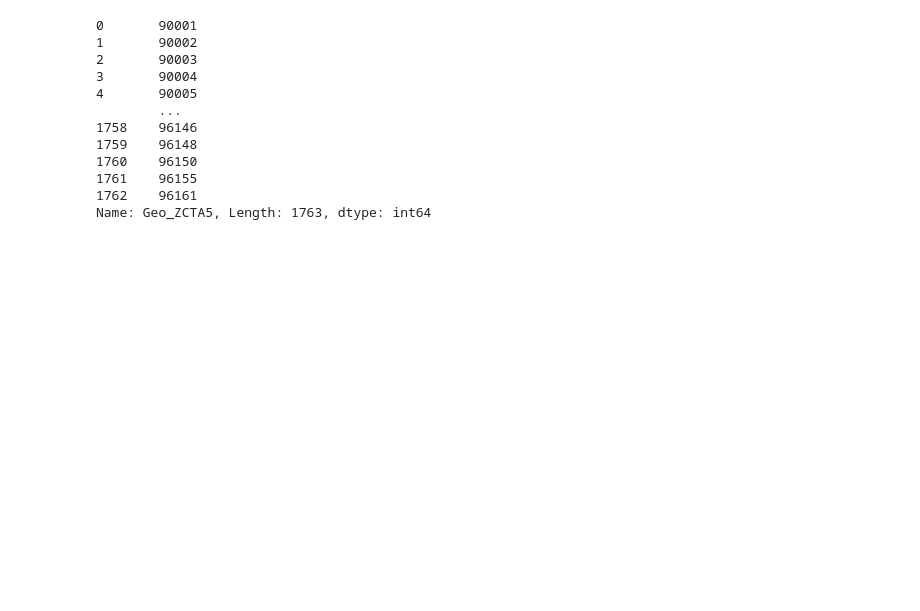
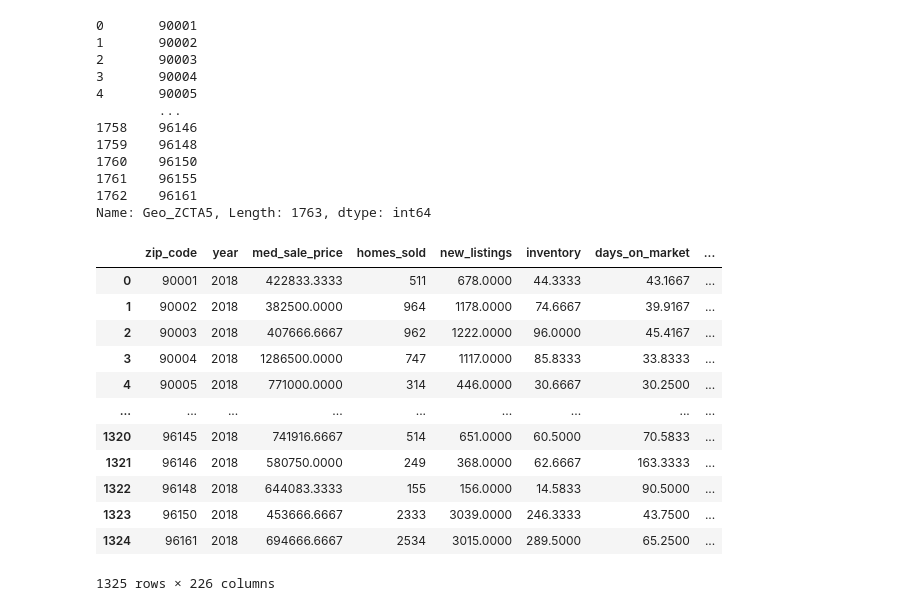
Before and after one commit to joshuajnoble/w207_group_project, a Jupyter notebook: basic_eda.ipynb, the cells around one changed output. Cells and saved outputs as stored; diff of their text form; code cells hidden in the pictures; blank space fills up the shorter version.

```diff
--- a/basic_eda.ipynb
+++ b/basic_eda.ipynb
@@ -264,3 +264,73 @@ zipdemo["Geo_ZCTA5"]
 1761    96155
 1762    96161
 Name: Geo_ZCTA5, Length: 1763, dtype: int64
+# %%
+#import pandas sql
+import pandasql as ps
+
+
+#remove month from "Month of Period End"
+only_year_query = """SELECT "Zip Code" as zip_code,
+                    SUBSTR("Month of Period End" ,-4) as year,
+                    "Median Sale Price" as med_sale_price,
+                    "Homes Sold" as home_sold,
+                    "New Listings" as new_listings,
+                    "Inventory" as inventory,
+                    "Days on Market" as days_on_market,
+                    "Average Sale To List" as avg_sale_to_list,
+                    PSSF as ppsf
+                    FROM merged_sales
+                    WHERE "Days on Market" IS NOT NULL AND PPSF IS NOT NULL"""
+only_year = ps.sqldf(only_year_query, locals())
+
+#group by year
+cond_year_query = """SELECT zip_code,
+                            year,
+                            AVG(med_sale_price) as med_sale_price,
+                            SUM(home_sold) as homes_sold,
+                            SUM(new_listings) as new_listings,
+                            AVG(inventory) as inventory,
+                            AVG(days_on_market) as days_on_market,
+                            AVG(avg_sale_to_list) as avg_sale_to_list,
+                            AVG(ppsf) as ppsf
+                    FROM only_year
+                    GROUP BY year, zip_code"""
+cond_year = ps.sqldf(cond_year_query, locals())
+
+#filtering to 2018
+year_18_query = """SELECT *
+                    FROM cond_year
+                    WHERE year = '2018' """
+year_18 = ps.sqldf(year_18_query, locals())
+
+
+#zip code = Geo_ZCTA5
+
+sales_demo_query = """SELECT year_18.*, zipdemo.*
+                    FROM year_18
+                    INNER JOIN zipdemo on zip_code = Geo_ZCTA5
+                    """
+sales_demo = ps.sqldf(sales_demo_query, locals())
+
+
+get_only_with_income_query = """SELECT *
+                    FROM sales_demo
+                    WHERE SE_A14024_001 IS NOT NULL
+                    """
+sales_demo = ps.sqldf(get_only_with_income_query, locals())
+
+sales_demo
+# %% [output]
+|  | zip_code | year | med_sale_price | homes_sold | new_listings | inventory | days_on_market | ... |
+| 0 | 90001 | 2018 | 422833.3333 | 511 | 678.0000 | 44.3333 | 43.1667 | ... |
+| 1 | 90002 | 2018 | 382500.0000 | 964 | 1178.0000 | 74.6667 | 39.9167 | ... |
+| 2 | 90003 | 2018 | 407666.6667 | 962 | 1222.0000 | 96.0000 | 45.4167 | ... |
+| 3 | 90004 | 2018 | 1286500.0000 | 747 | 1117.0000 | 85.8333 | 33.8333 | ... |
+| 4 | 90005 | 2018 | 771000.0000 | 314 | 446.0000 | 30.6667 | 30.2500 | ... |
+| ... | ... | ... | ... | ... | ... | ... | ... | ... |
+| 1320 | 96145 | 2018 | 741916.6667 | 514 | 651.0000 | 60.5000 | 70.5833 | ... |
+| 1321 | 96146 | 2018 | 580750.0000 | 249 | 368.0000 | 62.6667 | 163.3333 | ... |
+| 1322 | 96148 | 2018 | 644083.3333 | 155 | 156.0000 | 14.5833 | 90.5000 | ... |
+| 1323 | 96150 | 2018 | 453666.6667 | 2333 | 3039.0000 | 246.3333 | 43.7500 | ... |
+| 1324 | 96161 | 2018 | 694666.6667 | 2534 | 3015.0000 | 289.5000 | 65.2500 | ... |
+1325 rows × 226 columns
```
Also changed, not shown: parts of 6 cells of this notebook.
